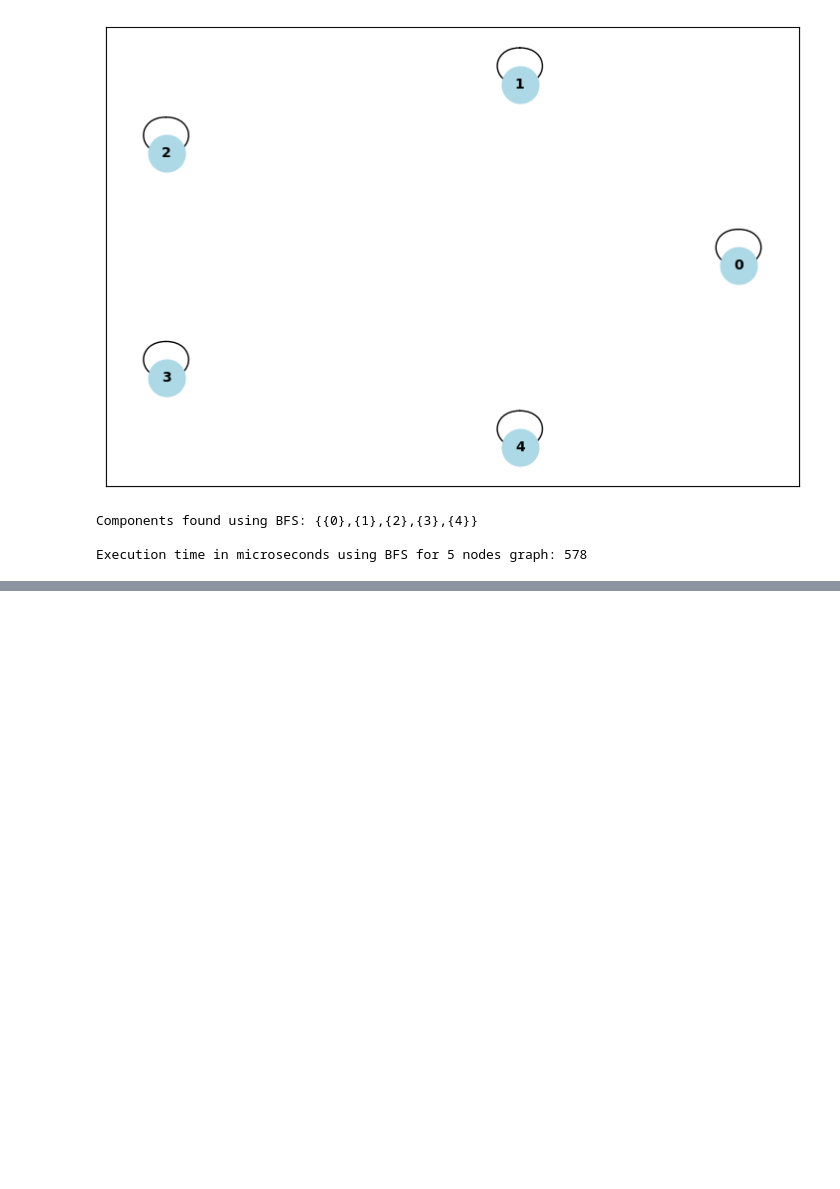
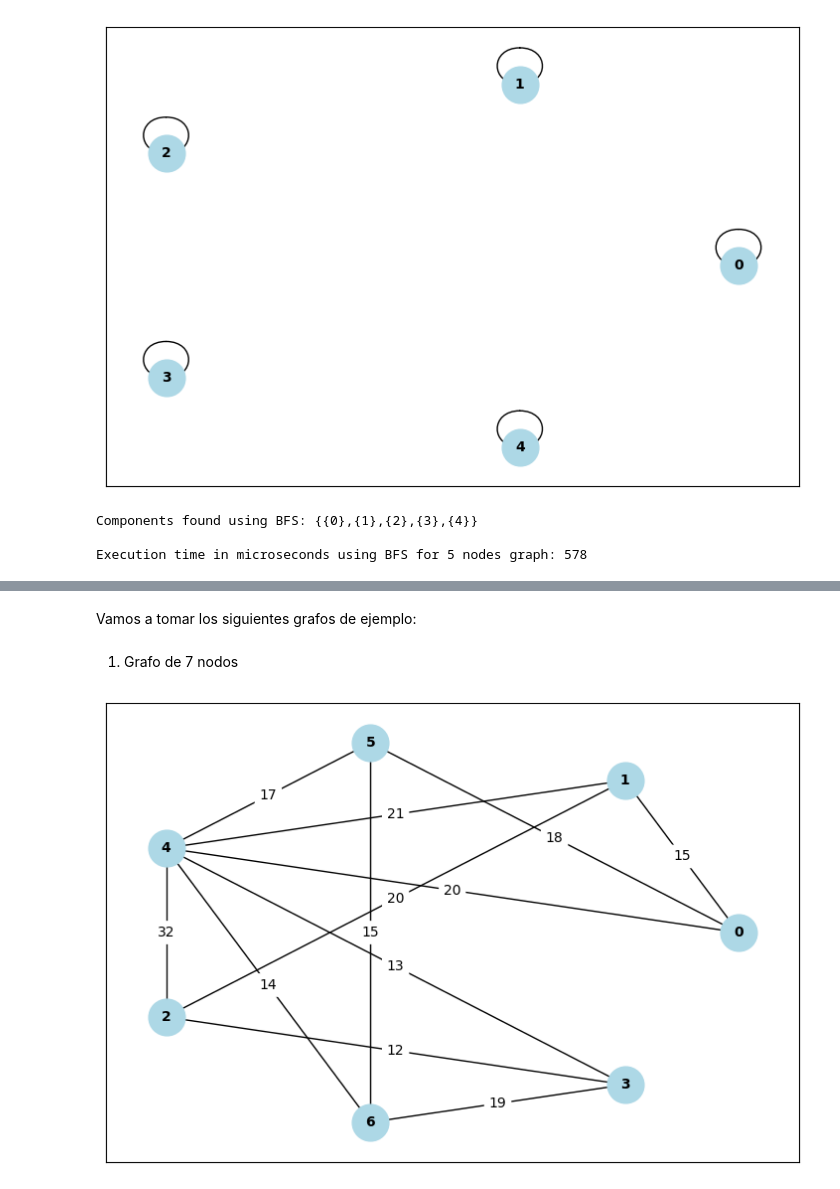
Before and after one commit to omardtl24/DALGO_ISIS1105, a Jupyter notebook: Tareas/Tarea04_Grafos.ipynb, the cells around one changed output, grey strips where cells are left out. Cells and saved outputs as stored; diff of their text form; code cells hidden in the pictures; blank space fills up the shorter version.

Commit message:
Problems City

```diff
--- a/Tareas/Tarea04_Grafos.ipynb
+++ b/Tareas/Tarea04_Grafos.ipynb
@@ -10,7 +10,7 @@ Antes de entrar a los problemas de grafos, vamos a diseñar un conjunto de rutin
 import networkx as nx
 import matplotlib.pyplot as plt
 
-def plot_weighted_graph(edges, directed=True):
+def plot_weighted_graph(edges, directed=True, mst = []):
     """
     Plots a graph with curved edges and edge labels placed over the curves.
 
@@ -30,6 +30,8 @@ def plot_weighted_graph(edges, directed=True):
         source, destination, cost = edge
         G.add_edge(source, destination, weight=cost)  # Include the cost as edge weight
 
+    colors = ['red' if edge in mst or edge[::-1] in mst else 'black' for edge in G.edges()]
+
     # Use the circular layout algorithm for positioning the nodes
     pos = nx.circular_layout(G)
 
@@ -48,10 +50,11 @@ def plot_weighted_graph(edges, directed=True):
             connectionstyle=f'arc3,rad={rad}',  # Curve the edges
             arrowstyle='-|>',  # Use arrowheads for directed edges
             arrowsize=20,  # Size of the arrowheads
+            edge_color=colors
         )
     else:
         nx.draw_networkx_edges(
-            G, pos
+            G, pos, edge_color=colors
         )
 
 
@@ -113,7 +116,7 @@ def plot_unweighted_graph(edges, directed=True):
 
     plt.show()  # Display the graph
 
-def plot_graph(edges, weighted=True, directed=True):
+def plot_graph(edges, weighted=True, directed=True, mst = []):
     """
     Wrapper function to plot either a weighted or unweighted graph.
 
@@ -126,7 +129,7 @@ def plot_graph(edges, weighted=True, directed=True):
     None: Displays the graph plot.
     """
     if weighted:
-        plot_weighted_graph(edges, directed=directed)  # Call the function for weighted graphs
+        plot_weighted_graph(edges, directed=directed, mst = mst)  # Call the function for weighted graphs
     else:
         plot_unweighted_graph(edges, directed=directed)  # Call the function for unweighted graphs
 
@@ -414,0 +472,9 @@ Execution time in microseconds using BFS for 5 nodes graph: 578
+# %% [markdown]
+Vamos a tomar los siguientes grafos de ejemplo:
+# %% [markdown]
+1. Grafo de 7 nodos
+# %%
+edges = read_edge_list_from_file('Java Projects\GraphsImplementations\data\ProblemsCity7.txt')
+plot_graph(edges,directed=False,weighted=True)
+# %% [output]
+[figure, added]
```
Also changed, not shown: parts of 17 cells of this notebook, 12 other files.
